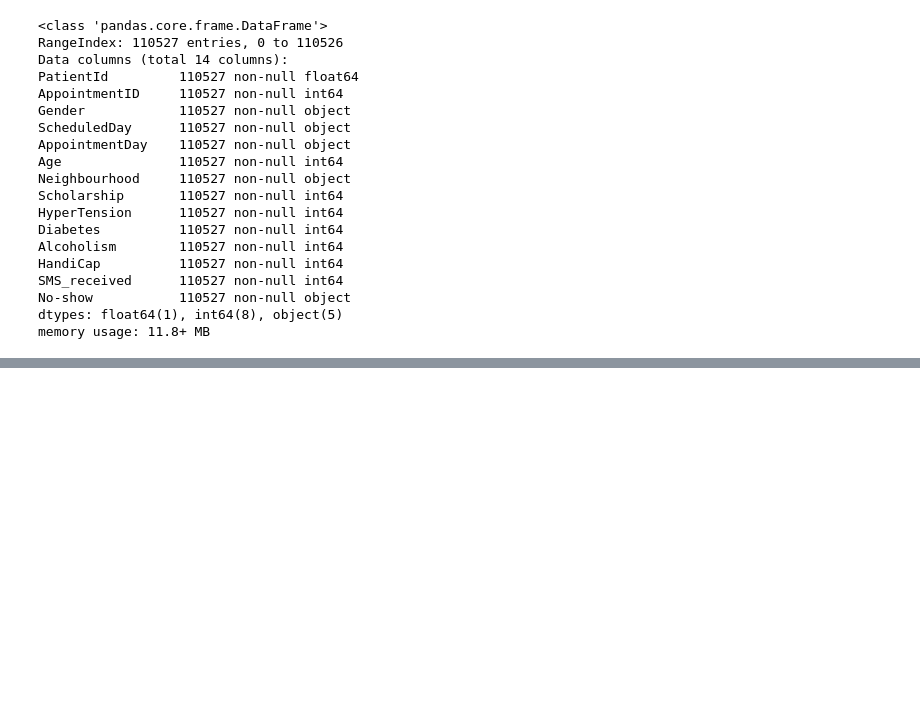
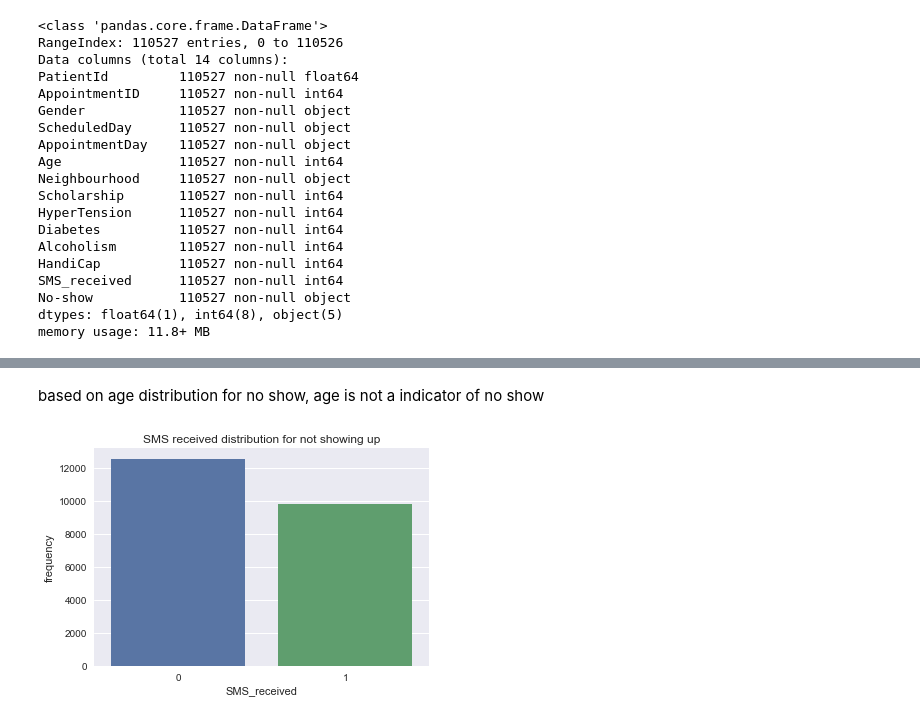
Before and after one commit to sandyabhat24/noShowup, a Jupyter notebook: noshowup.ipynb, the cells around one changed output, grey strips where cells are left out. Drawn from its saved outputs; the diff is of its cells as text; code cells hidden in the pictures; blank space fills up the shorter version.

```diff
--- a/noshowup.ipynb
+++ b/noshowup.ipynb
@@ -153,0 +164,12 @@ no_show['num-No-show']=le.transform(no_show['No-show'])
+# %% [markdown]
+based on  age distribution for no show, age is not a indicator of no show
+# %%
+#Visualization of SMS received for no show
+SMS_cnt=no_show[no_show['No-show'] == 'Yes'].groupby('SMS_received').count().reset_index()
+sns.barplot(data = SMS_cnt ,x = 'SMS_received', y = 'No-show')
+sns.plt.title('SMS received distribution for not showing up')
+sns.plt.xlabel('SMS_received')
+sns.plt.ylabel('frequency')
+sns.plt.show()
+# %% [output]
+[figure, added]
```
Also changed, not shown: parts of 25 cells of this notebook.
